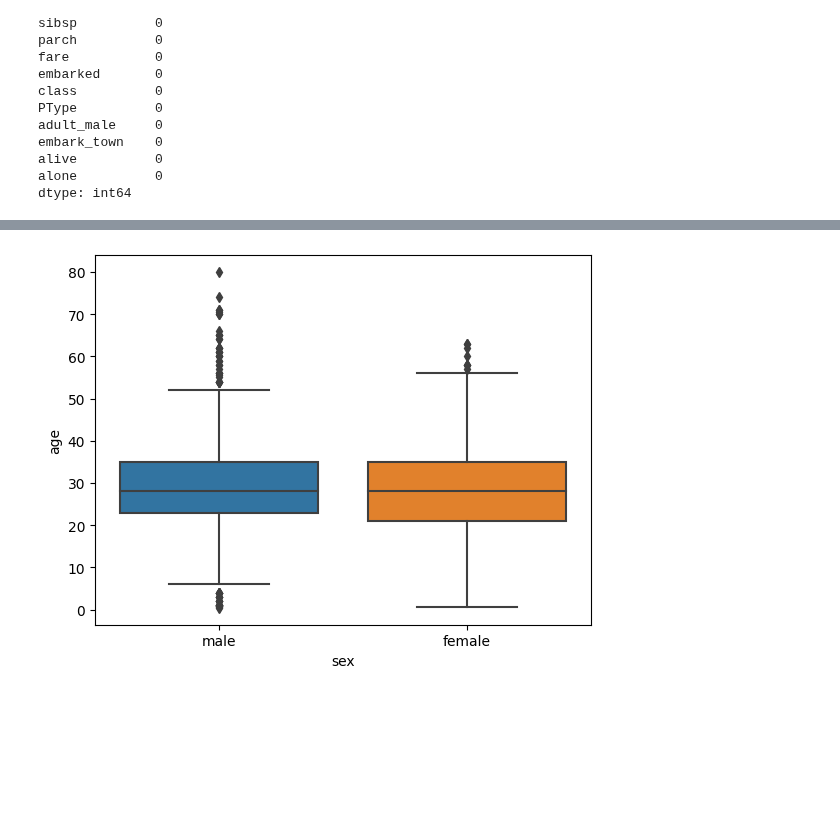
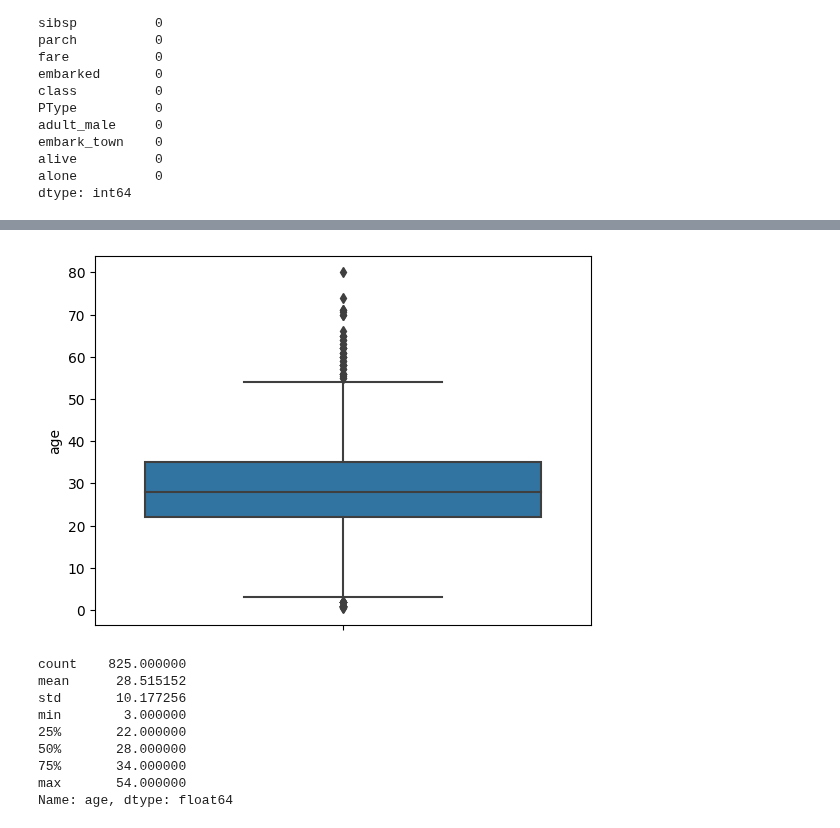
Before and after one commit to SyedaAnoosha/Data-Science-with-Python, a Jupyter notebook: Data Wrangling/notebook.ipynb, the cells around one changed output, grey strips where cells are left out. Cells and saved outputs as stored; diff of their text form; code cells hidden in the pictures; blank space fills up the shorter version.

Commit message:
Outliers removed

```diff
--- a/Data Wrangling/notebook.ipynb
+++ b/Data Wrangling/notebook.ipynb
@@ -180,6 +188,29 @@ Three methods to remove outliers:
 # %%
 # check visualization
-sns.boxplot(y="age",x="sex", data=titanic)
+sns.boxplot(y="age", data=titanic)
 plt.show()
 # %% [output]
-[figure, old version]
+[figure, new version]
+# %%
+# Using IQR method removing outliers
+
+Q3 = titanic["age"].quantile(0.75)
+Q1 = titanic["age"].quantile(0.25)
+
+iqr = Q3 - Q1
+
+upper = Q3 + (1.5 * iqr)
+lower = Q1 - (1.5 * iqr)
+
+titanic = titanic[(titanic["age"] > lower) & (titanic["age"] < upper)]
+titanic["age"].describe()
+# %% [output]
+count    825.000000
+mean      28.515152
+std       10.177256
+min        3.000000
+25%       22.000000
+50%       28.000000
+75%       34.000000
+max       54.000000
+Name: age, dtype: float64
```
Also changed, not shown: parts of 7 cells of this notebook.
